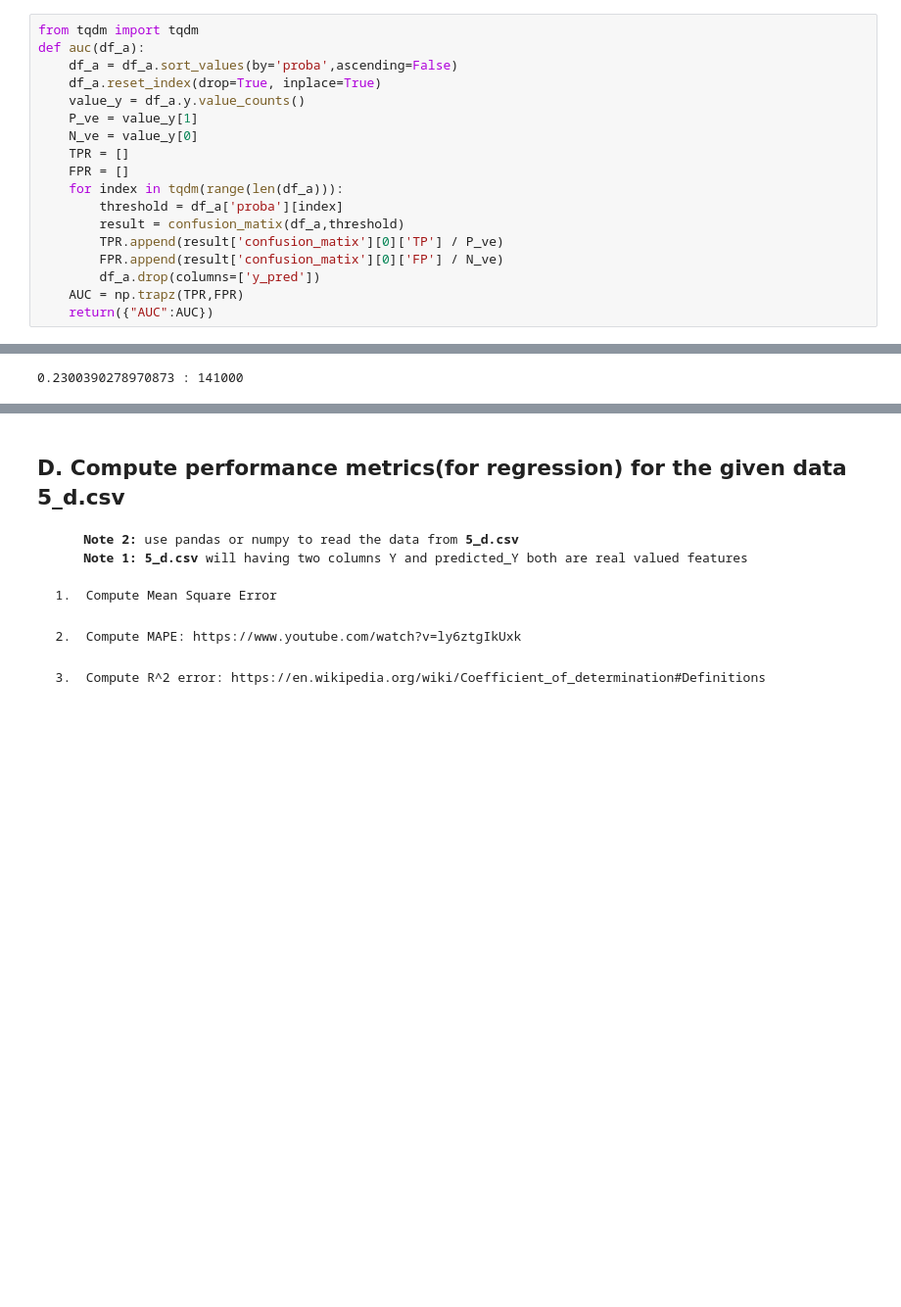
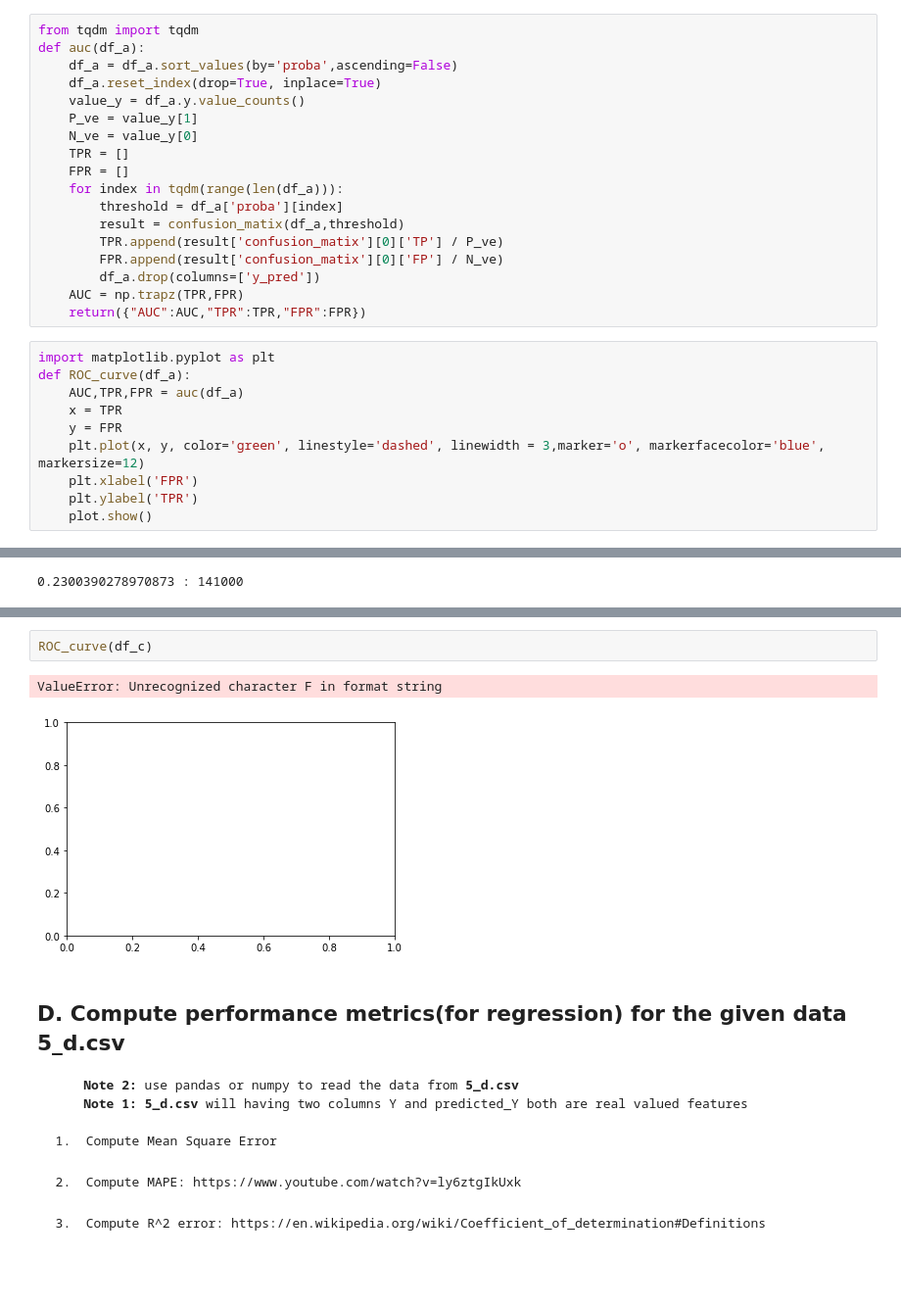
Before and after one commit to Orion6400/AAIC, a Jupyter notebook: Performance matrix/5_Performance_metrics/5_Performance_metrics_Instructions.ipynb, the cells around one changed output, grey strips where cells are left out. Shown at 98% size. Drawn from its saved outputs; the diff is of its cells as text; blank space fills up the shorter version.

```diff
--- a/Performance matrix/5_Performance_metrics/5_Performance_metrics_Instructions.ipynb
+++ b/Performance matrix/5_Performance_metrics/5_Performance_metrics_Instructions.ipynb
@@ -83,7 +83,17 @@ def auc(df_a):
         FPR.append(result['confusion_matix'][0]['FP'] / N_ve)
         df_a.drop(columns=['y_pred'])
     AUC = np.trapz(TPR,FPR)
-    return({"AUC":AUC})
+    return({"AUC":AUC,"TPR":TPR,"FPR":FPR})
+# %%
+import matplotlib.pyplot as plt
+def ROC_curve(df_a):
+    AUC,TPR,FPR = auc(df_a)
+    x = TPR
+    y = FPR
+    plt.plot(x, y, color='green', linestyle='dashed', linewidth = 3,marker='o', markerfacecolor='blue', markersize=12)
+    plt.xlabel('FPR')
+    plt.ylabel('TPR')
+    plot.show()
 # %%
 def accuracy_score(df_a,threshold):
     result = confusion_matix(df_a,threshold)
@@ -205,3 +235,8 @@ for y,x in values_mat['Matric'].items():
+# %%
+ROC_curve(df_c)
+# %% [output]
+ValueError: Unrecognized character F in format string
+[figure, added]
 # %% [markdown]
 
 ## D.</b></font> Compute performance metrics(for regression) for the given data 5_d.csv
```
Also changed, not shown: parts of 3 cells of this notebook.
